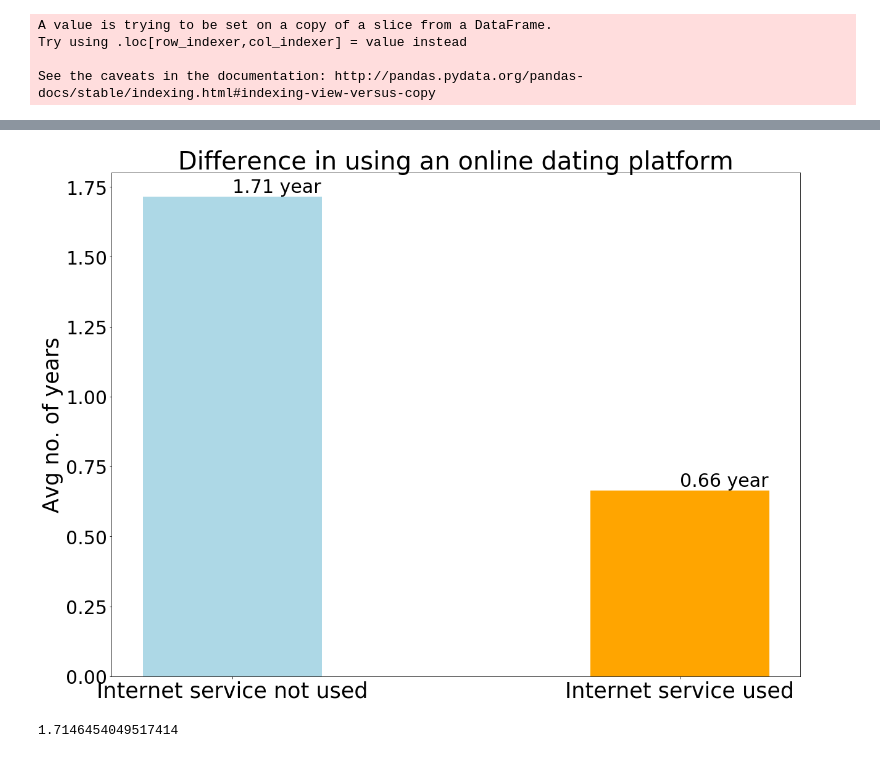
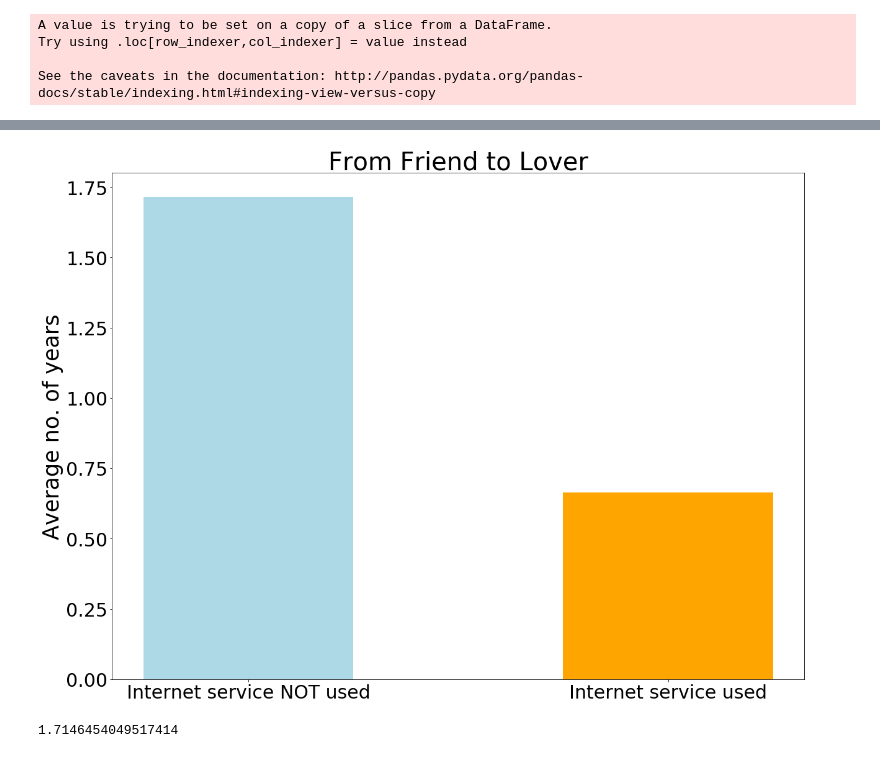
Before and after one commit to chunsang0126/your-own-project, a Jupyter notebook: How couples meet and stay together.ipynb, the cells around one changed output, grey strips where cells are left out. Saved outputs shown, nothing was run; the diff lists cells and outputs as text; code cells hidden in the pictures.

Commit message:
add the 3rd bar chart

```diff
--- a/How couples meet and stay together.ipynb
+++ b/How couples meet and stay together.ipynb
@@ -98,6 +63,9 @@ clean_3['Year_married'].replace('Others','0',inplace=True)
 # %%
 #Change data type to perform mathematical calculation
 clean_3[['Year_together','Year_met','Year_married']]=clean_3[['Year_together','Year_met','Year_married']].astype('int')
+# %%
+clean_4=clean_3[clean_3['Year_together'] != 0]
+clean_5=clean_4[clean_4['Year_met'] != 0]
 # %%
 #Creating new column of difference between 'Year_together' and 'Year_met'
 clean_5['Met_to_together']=(clean_5['Year_together']-clean_5['Year_met'])
@@ -122,28 +123,22 @@ c
 # %%
 import numpy as np
 import matplotlib.pyplot as plt
 da1= c['Met_to_together']
-#da2= c['Met_to_together'][1]
-#X = np.arange(2)
+
 fig=plt.figure(figsize=(20,15))
-
-plt.bar([0.5,0.8], da1, color = ['lightblue','orange'], width = 0.12)
-#plt.bar(X+0.5, da2, color = 'orange', width = 0.25, tick_label= 'used')
-plt.title('Difference in using an online dating platform', fontsize=40)
-
-plt.ylabel('Avg no. of years',fontsize=35)
+#Set up bar chart plot parameters
+plt.bar([0.6,0.8], da1, color = ['lightblue','orange'], width = 0.1)
+#Give it a title
+plt.title('From Friend to Lover', fontsize=40)
+#Format y label
+plt.ylabel('Average no. of years',fontsize=35)
+#Format xticks and yticks
 plt.yticks(fontsize=30)
-
-plt.xticks([0.5,0.8],('Internet service not used','Internet service used'),fontsize = 35)
-
-plt.text(x = 0.5 , y = 1.73, s = '1.71 year', size = 30)
-plt.text(x = 0.8 , y = 0.68, s = '0.66 year', size = 30)
-
-
+plt.xticks([0.6,0.8],('Internet service NOT used','Internet service used'),fontsize = 30)
 
 plt.show()
 # %% [output]
-[figure, old version]
+[figure, new version]
 # %%
 da1
 # %% [output]
```
Also changed, not shown: parts of 6 cells of this notebook.
